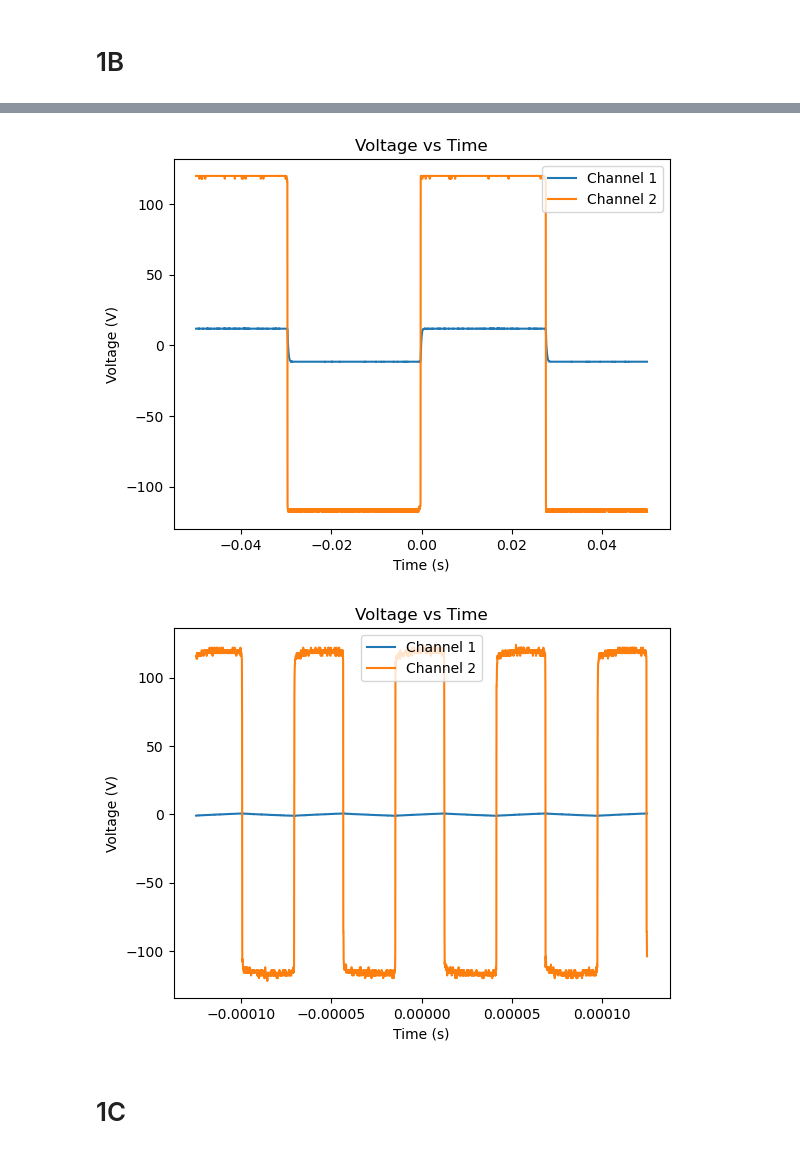
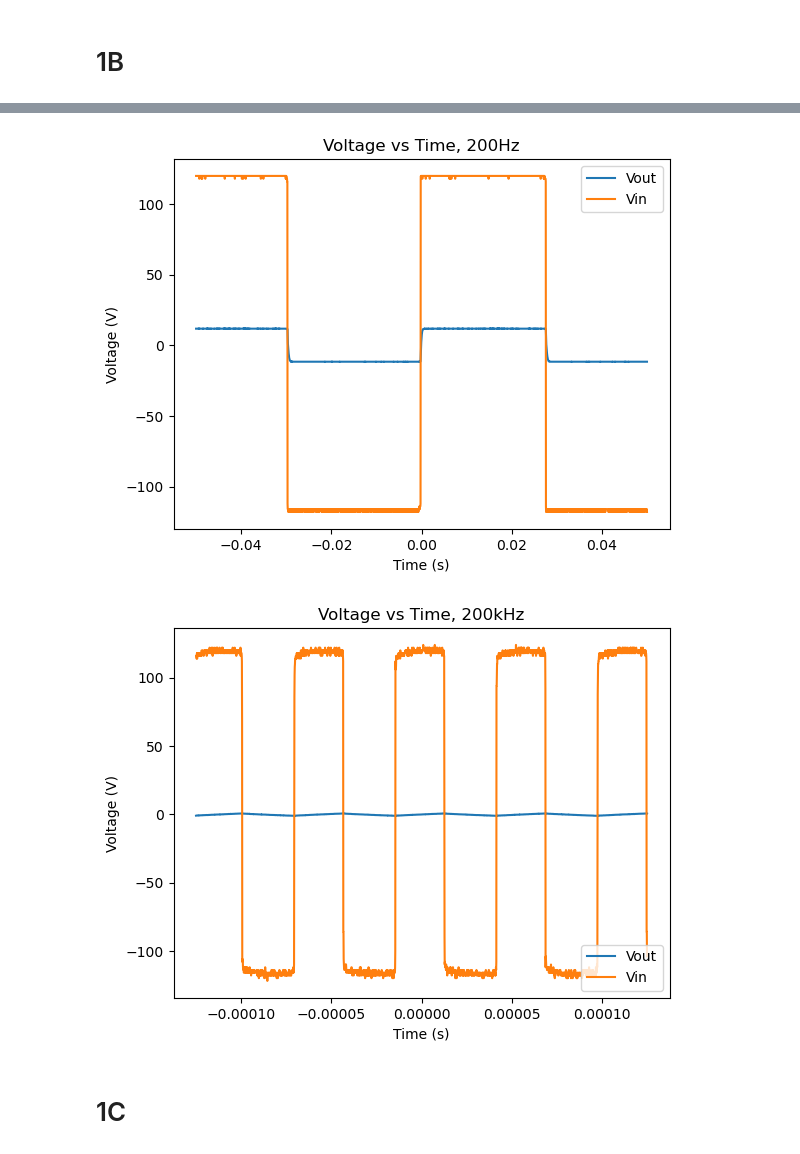
Before and after one commit to Quantum-Impulse/Eletronic-Techniques-Reports, a Jupyter notebook: Report 1/Lab 2/Lab2.ipynb, the cells around one changed output, grey strips where cells are left out. Drawn from its saved outputs; the diff is of its cells as text; code cells hidden in the pictures.

Commit message:
updates to graphs for lab 2

```diff
--- a/Report 1/Lab 2/Lab2.ipynb
+++ b/Report 1/Lab 2/Lab2.ipynb
@@ -105,23 +105,23 @@ plt.plot(data_1b_ch1_200hz['Time'], data_1b_ch1_200hz['Voltage'])
 plt.plot(data_1b_ch2_200hz['Time'], data_1b_ch2_200hz['Voltage'])
 plt.xlabel('Time (s)')
 plt.ylabel('Voltage (V)')
-plt.title('Voltage vs Time')
-plt.legend(['Channel 1', 'Channel 2'])
+plt.title('Voltage vs Time, 200Hz')
+plt.legend(['Vout', 'Vin'])
 plt.show()
 # %% [output]
-[figure, old version]
+[figure, new version]
 # %%
 # graph data_1b_ch1_200khz and data_1b_ch2_200khz, overlaying each other.
 # Add index of channels to the legend
 plt.plot(data_1b_ch1_200khz['Time'], data_1b_ch1_200khz['Voltage'])
 plt.plot(data_1b_ch2_200khz['Time'], data_1b_ch2_200khz['Voltage'])
 plt.xlabel('Time (s)')
 plt.ylabel('Voltage (V)')
-plt.title('Voltage vs Time')
-plt.legend(['Channel 1', 'Channel 2'])
+plt.title('Voltage vs Time, 200kHz')
+plt.legend(['Vout', 'Vin'])
 plt.show()
 # %% [output]
-[figure, old version]
+[figure, new version]
 # %% [markdown]
 # 1C
 # %%
```
Also changed, not shown: parts of 6 cells of this notebook.
